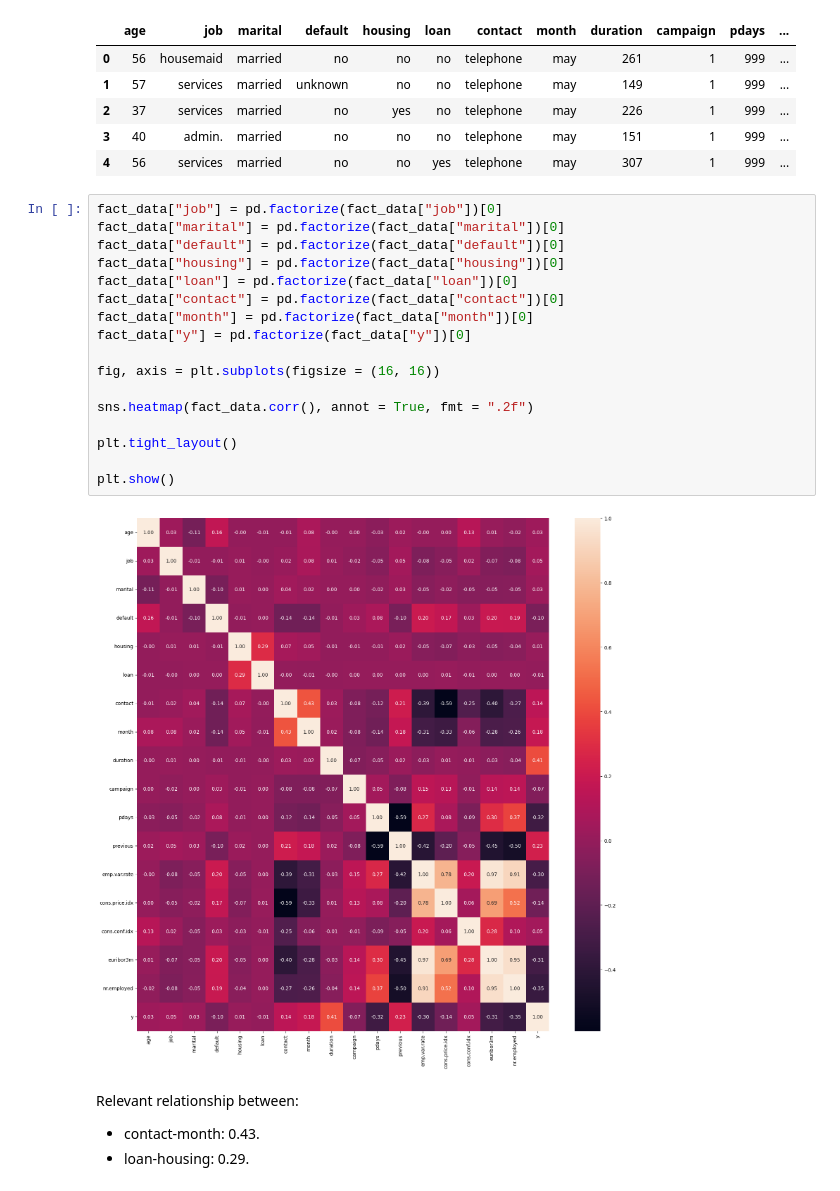
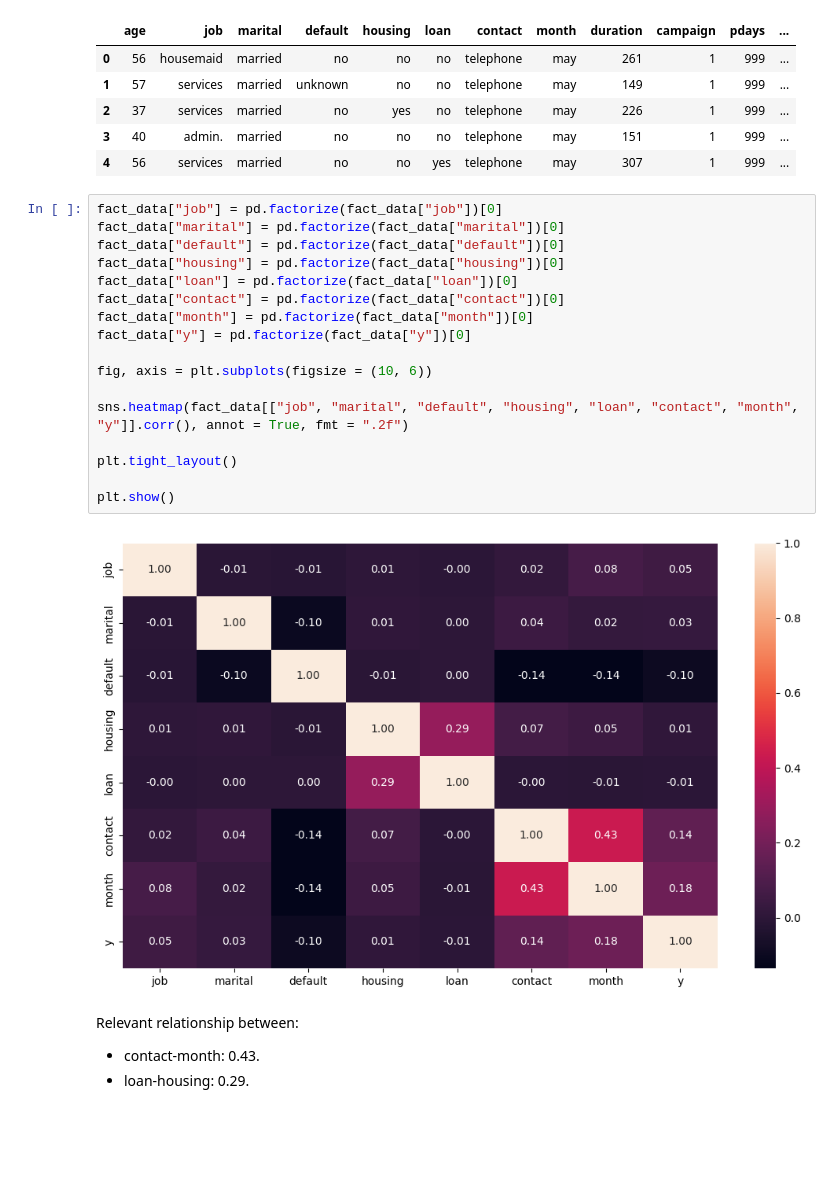
Before and after one commit to 4GeeksAcademy/machine-learning-regresion-logistica-Juli-MM, a Jupyter notebook: src/explore.ipynb, the cells around one changed output. Drawn from its saved outputs; the diff is of its cells as text; blank space fills up the shorter version.

```diff
--- a/src/explore.ipynb
+++ b/src/explore.ipynb
@@ -336,22 +344,22 @@ fact_data.head()
 # %%
 fact_data["job"] = pd.factorize(fact_data["job"])[0]
 fact_data["marital"] = pd.factorize(fact_data["marital"])[0]
 fact_data["default"] = pd.factorize(fact_data["default"])[0]
 fact_data["housing"] = pd.factorize(fact_data["housing"])[0]
 fact_data["loan"] = pd.factorize(fact_data["loan"])[0]
 fact_data["contact"] = pd.factorize(fact_data["contact"])[0]
 fact_data["month"] = pd.factorize(fact_data["month"])[0]
 fact_data["y"] = pd.factorize(fact_data["y"])[0]
 
-fig, axis = plt.subplots(figsize = (16, 16))
+fig, axis = plt.subplots(figsize = (10, 6))
 
-sns.heatmap(fact_data.corr(), annot = True, fmt = ".2f")
+sns.heatmap(fact_data[["job", "marital", "default", "housing", "loan", "contact", "month", "y"]].corr(), annot = True, fmt = ".2f")
 
 plt.tight_layout()
 
 plt.show()
 # %% [output]
-[figure, old version]
+[figure, new version]
 # %% [markdown]
 Relevant relationship between:
 - contact-month: 0.43.
```
Also changed, not shown: parts of 7 cells of this notebook.
